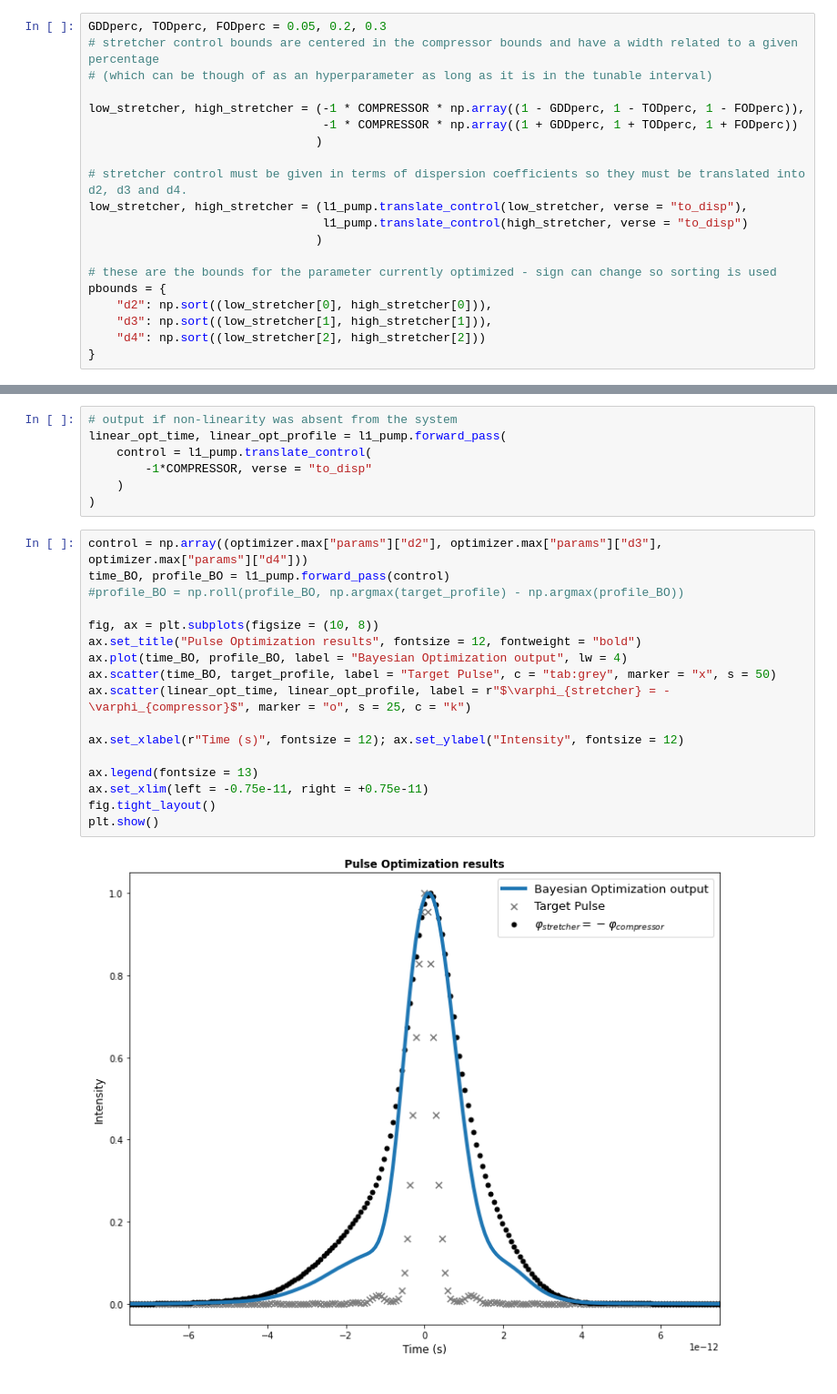
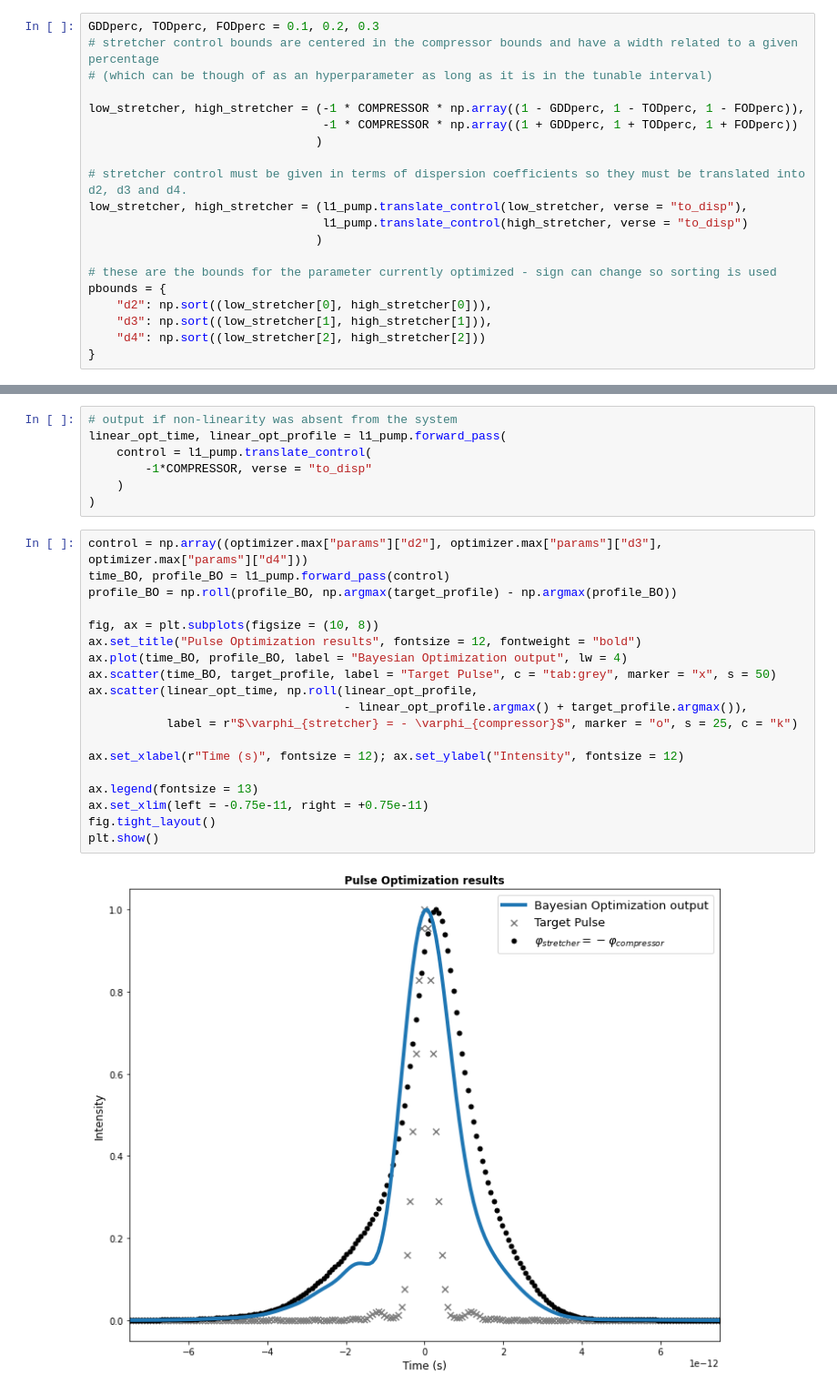
Before and after one commit to fracapuano/TempoRL, a Jupyter notebook: notebooks/BayesianOptimisation.ipynb, the cells around one changed output, grey strips where cells are left out. Shown at 91% size. Drawn from its saved outputs; the diff is of its cells as text.

```diff
--- a/notebooks/BayesianOptimisation.ipynb
+++ b/notebooks/BayesianOptimisation.ipynb
@@ -57,7 +59,7 @@ The bounds of the optimisation process are defined considering that:
 
 3. FOD is tunable practically without limits in the case in which the bounds are defined using percentages of the nomnal values.
 # %%
-GDDperc, TODperc, FODperc = 0.05, 0.2, 0.3
+GDDperc, TODperc, FODperc = 0.1, 0.2, 0.3
 # stretcher control bounds are centered in the compressor bounds and have a width related to a given percentage
 # (which can be though of as an hyperparameter as long as it is in the tunable interval)
 
@@ -127,21 +130,23 @@ linear_opt_time, linear_opt_profile = l1_pump.forward_pass(
 # %%
 control = np.array((optimizer.max["params"]["d2"], optimizer.max["params"]["d3"], optimizer.max["params"]["d4"]))
 time_BO, profile_BO = l1_pump.forward_pass(control)
-#profile_BO = np.roll(profile_BO, np.argmax(target_profile) - np.argmax(profile_BO))
+profile_BO = np.roll(profile_BO, np.argmax(target_profile) - np.argmax(profile_BO))
 
 fig, ax = plt.subplots(figsize = (10, 8))
 ax.set_title("Pulse Optimization results", fontsize = 12, fontweight = "bold")
 ax.plot(time_BO, profile_BO, label = "Bayesian Optimization output", lw = 4)
 ax.scatter(time_BO, target_profile, label = "Target Pulse", c = "tab:grey", marker = "x", s = 50)
-ax.scatter(linear_opt_time, linear_opt_profile, label = r"$\varphi_{stretcher} = - \varphi_{compressor}$", marker = "o", s = 25, c = "k")
+ax.scatter(linear_opt_time, np.roll(linear_opt_profile,
+                                    - linear_opt_profile.argmax() + target_profile.argmax()),
+           label = r"$\varphi_{stretcher} = - \varphi_{compressor}$", marker = "o", s = 25, c = "k")
 
 ax.set_xlabel(r"Time (s)", fontsize = 12); ax.set_ylabel("Intensity", fontsize = 12)
 
 ax.legend(fontsize = 13)
 ax.set_xlim(left = -0.75e-11, right = +0.75e-11)
 fig.tight_layout()
 plt.show()
 # %% [output]
-[figure, old version]
+[figure, new version]
 # %% [markdown]
 The above Figure shows:
```
Also changed, not shown: parts of 28 cells of this notebook.
